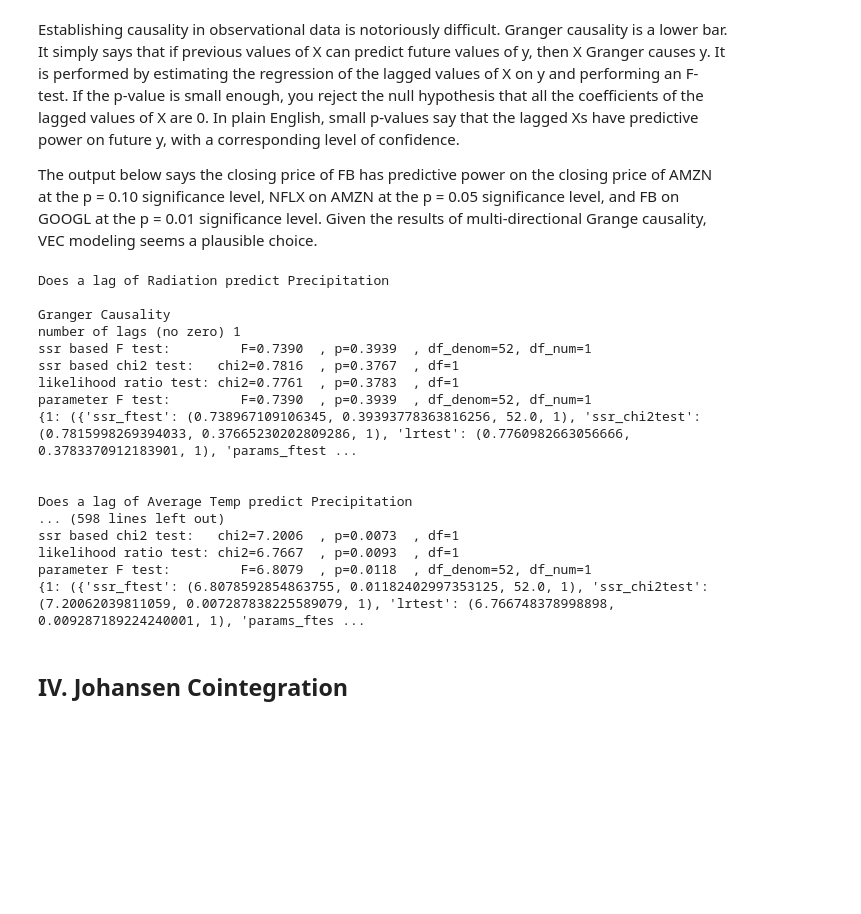
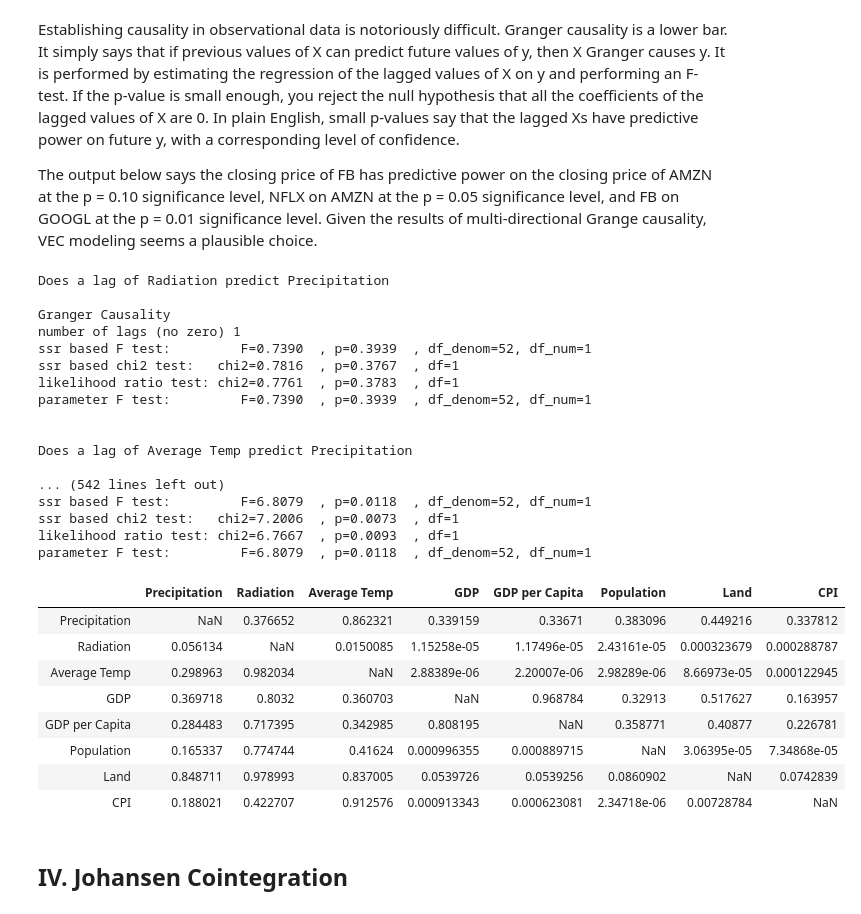
Before and after one commit to LuukOudshoorn25/MultivariateEconometrics, a Jupyter notebook: VECM for the Netherlands.ipynb, the cells around one changed output. Saved outputs shown, nothing was run; the diff lists cells and outputs as text; code cells hidden in the pictures; blank space fills up the shorter version.

Commit message:
Added Granger pandas df

```diff
--- a/VECM for the Netherlands.ipynb
+++ b/VECM for the Netherlands.ipynb
@@ -154,7 +154,7 @@ from statsmodels.tsa.stattools import grangercausalitytests
 
 # creates a list of tuples containing the permutations of length 2 of the FANG stocks
 var_perms = list(permutations(variables, 2))
-
+granger_df = pd.DataFrame(index=variables, columns=variables)
 # loops through the list of stock permutations
 for i in range(len(var_perms)):
     # converts the tuple to a list so it can be passed to the dataframe for column selection
@@ -164,8 +164,10 @@ for i in range(len(var_perms)):
     # prints which permutation is being tested for interpretability
     print('Does a lag of ' + temp_list[1] + ' predict ' + temp_list[0])
     # prints the results of a Granger Causality test for each permutation with 1 lage
-    print(grangercausalitytests(temp_df, maxlag = 1, addconst = True, verbose = True))
+    granger_output = grangercausalitytests(temp_df, maxlag = 1, addconst = True, verbose = True)
     # leaves two spaces for readability
+    granger_df.loc[temp_list[0],temp_list[1]] = granger_output[1][0]['ssr_chi2test'][1]
+
     print('')
     print('')
 # %% [output]
@@ -177,15 +179,27 @@ ssr based F test:         F=0.7390  , p=0.3939  , df_denom=52, df_num=1
 ssr based chi2 test:   chi2=0.7816  , p=0.3767  , df=1
 likelihood ratio test: chi2=0.7761  , p=0.3783  , df=1
 parameter F test:         F=0.7390  , p=0.3939  , df_denom=52, df_num=1
-{1: ({'ssr_ftest': (0.738967109106345, 0.39393778363816256, 52.0, 1), 'ssr_chi2test': (0.7815998269394033, 0.37665230202809286, 1), 'lrtest': (0.7760982663056666, 0.3783370912183901, 1), 'params_ftest ...
 
 
 Does a lag of Average Temp predict Precipitation
-... (598 lines left out)
+
+... (542 lines left out)
+ssr based F test:         F=6.8079  , p=0.0118  , df_denom=52, df_num=1
 ssr based chi2 test:   chi2=7.2006  , p=0.0073  , df=1
 likelihood ratio test: chi2=6.7667  , p=0.0093  , df=1
 parameter F test:         F=6.8079  , p=0.0118  , df_denom=52, df_num=1
-{1: ({'ssr_ftest': (6.8078592854863755, 0.01182402997353125, 52.0, 1), 'ssr_chi2test': (7.20062039811059, 0.007287838225589079, 1), 'lrtest': (6.766748378998898, 0.009287189224240001, 1), 'params_ftes ...
+# %%
+granger_df
+# %% [output]
+|  | Precipitation | Radiation | Average Temp | GDP | GDP per Capita | Population | Land | CPI |
+| Precipitation | NaN | 0.376652 | 0.862321 | 0.339159 | 0.33671 | 0.383096 | 0.449216 | 0.337812 |
+| Radiation | 0.056134 | NaN | 0.0150085 | 1.15258e-05 | 1.17496e-05 | 2.43161e-05 | 0.000323679 | 0.000288787 |
+| Average Temp | 0.298963 | 0.982034 | NaN | 2.88389e-06 | 2.20007e-06 | 2.98289e-06 | 8.66973e-05 | 0.000122945 |
+| GDP | 0.369718 | 0.8032 | 0.360703 | NaN | 0.968784 | 0.32913 | 0.517627 | 0.163957 |
+| GDP per Capita | 0.284483 | 0.717395 | 0.342985 | 0.808195 | NaN | 0.358771 | 0.40877 | 0.226781 |
+| Population | 0.165337 | 0.774744 | 0.41624 | 0.000996355 | 0.000889715 | NaN | 3.06395e-05 | 7.34868e-05 |
+| Land | 0.848711 | 0.978993 | 0.837005 | 0.0539726 | 0.0539256 | 0.0860902 | NaN | 0.0742839 |
+| CPI | 0.188021 | 0.422707 | 0.912576 | 0.000913343 | 0.000623081 | 2.34718e-06 | 0.00728784 | NaN |
 # %% [markdown]
 ## **IV. Johansen Cointegration**
 # %% [markdown]
```
